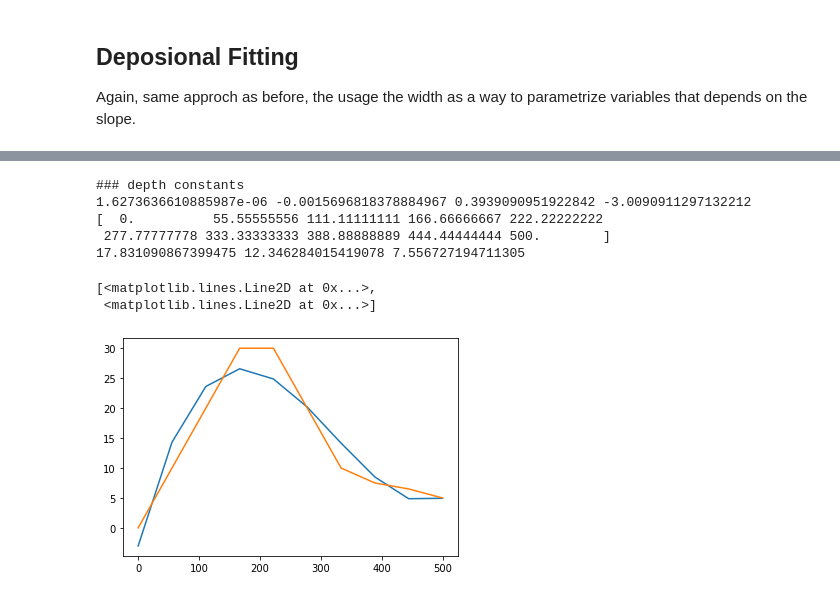
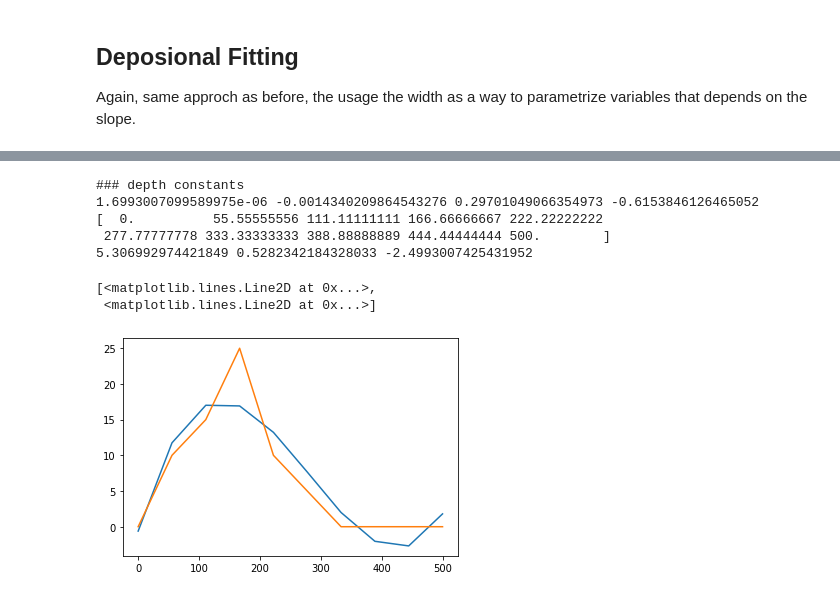
Before and after one commit to Manuel-Research-Group/meanderpy, a Jupyter notebook: meanderpy/Numerical Fits.ipynb, the cells around one changed output, grey strips where cells are left out. Cells and saved outputs as stored; diff of their text form; code cells hidden in the pictures.

```diff
--- a/meanderpy/Numerical Fits.ipynb
+++ b/meanderpy/Numerical Fits.ipynb
@@ -76,25 +110,25 @@ Again, same approch as before, the usage the width as a way to parametrize varia
 # %%
 # sediment height
-sh = [0, 10, 20, 30, 30, 20, 10, 7.5, 6.5, 5]
+sh = [0, 10, 15, 25, 10, 5, 0, 0, 0, 0]
 hw = np.linspace(0, 500, 10)
 
 LH1, LH2, LH3, LH4 = curve_fit(lambda x, a, b, c, d: a *x** 3 + b * x ** 2 + c*x + d, hw, sh)[0]
 
 
 fitted_lh = lambda hw: LH1 * hw ** 3 + LH2 * hw ** 2 + LH3 * hw + LH4
 
 print('### depth constants')
 print(LH1, LH2, LH3, LH4)
 print(hw)
 print(fitted_lh(300), fitted_lh(350), fitted_lh(400))
 
 plt.plot(hw, fitted_lh(hw), hw, sh)
 # %% [output]
 ### depth constants
-1.6273636610885987e-06 -0.0015696818378884967 0.3939090951922842 -3.0090911297132212
+1.6993007099589975e-06 -0.0014340209864543276 0.29701049066354973 -0.6153846126465052
 [  0.          55.55555556 111.11111111 166.66666667 222.22222222
  277.77777778 333.33333333 388.88888889 444.44444444 500.        ]
-17.831090867399475 12.346284015419078 7.556727194711305
+5.306992974421849 0.5282342184328033 -2.4993007425431952
 [<matplotlib.lines.Line2D at 0x...>,
  <matplotlib.lines.Line2D at 0x...>]
-[figure, old version]
+[figure, new version]
```
Also changed, not shown: parts of 3 cells of this notebook, 21 other files.
